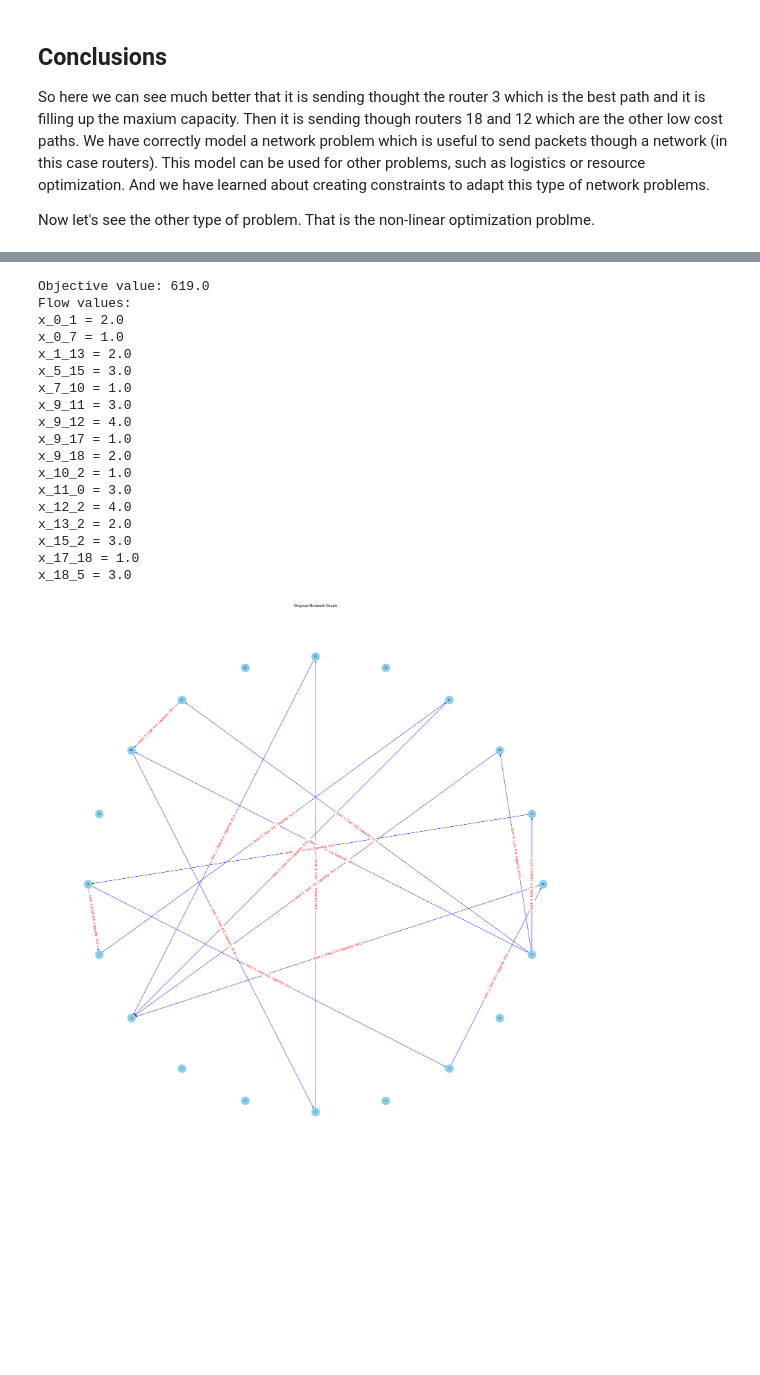
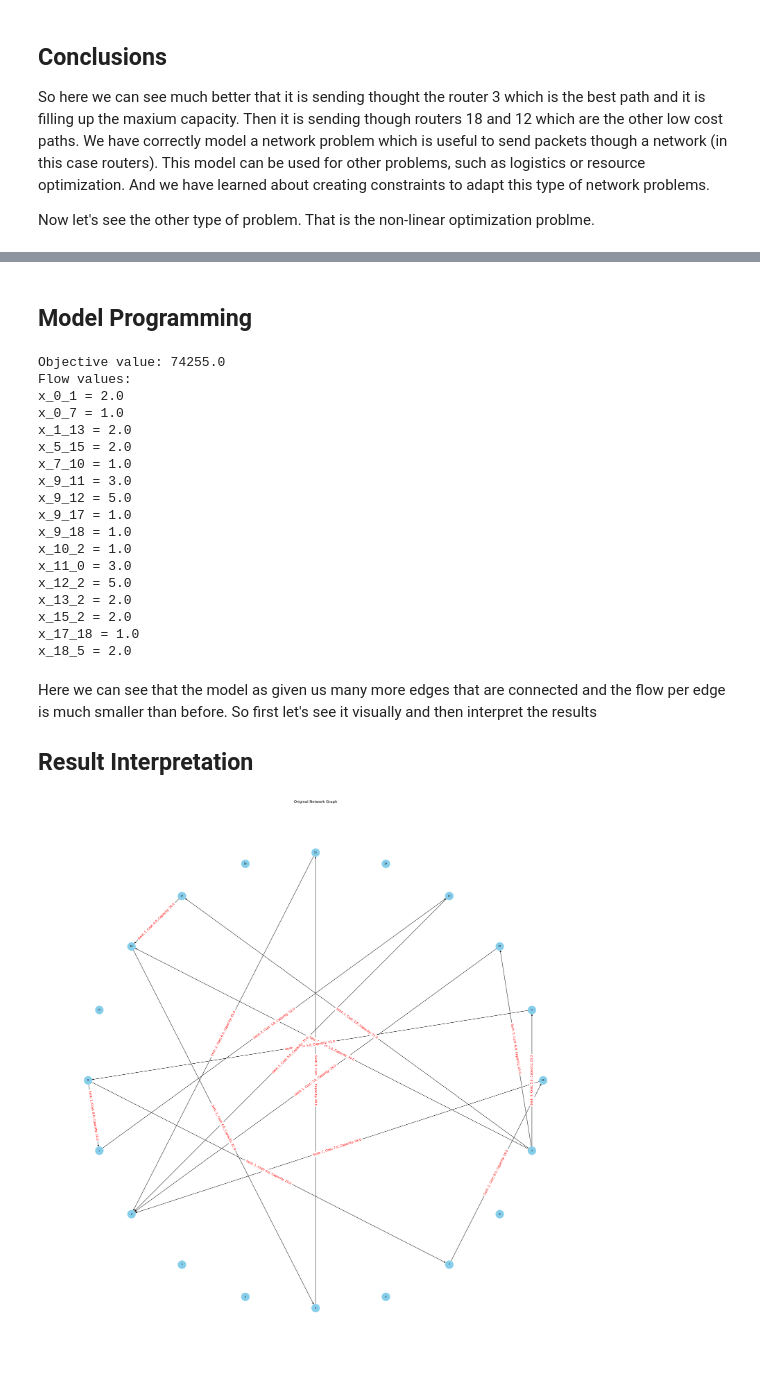
Before and after one commit to andres-nav/optimization, a Jupyter notebook: 02/Navarro_Andres_HW2.ipynb, the cells around one changed output, grey strips where cells are left out. Cells and saved outputs as stored; diff of their text form; code cells hidden in the pictures; blank space fills up the shorter version.

```diff
--- a/02/Navarro_Andres_HW2.ipynb
+++ b/02/Navarro_Andres_HW2.ipynb
@@ -323,3 +343,5 @@ $$∑_j x_{sink, j} == 0 $$
+# %% [markdown]
+## Model Programming
 # %%
 # Define constants
 total_demand = 10
@@ -332,7 +354,6 @@ model = ConcreteModel()
 
 # Define sets
 model.N = Set(initialize=tuple(N))
-model.T = Set(initialize=[1, 2])
 
 # Define parameters
 model.connected = Param(model.N, model.N, initialize=lambda model, i, j: R[i, j, 0])
@@ -342,10 +363,9 @@ model.capacity = Param(model.N, model.N, initialize=lambda model, i, j: R[i, j,
 # Define decision variables
 model.x = Var(model.N, model.N, domain=NonNegativeIntegers)
 model.y = Var(model.N, model.N, domain=NonNegativeIntegers)
-model.packet_type = Var(model.N, model.N, within=model.T)
 
 # Define objective function
-model.obj = Objective(expr=sum((((model.cost[i, j] * model.x[i, j]**2)) + (model.packet_type[i, j] * model.x[i, j])) for i in model.N for j in model.N), sense=minimize)
+model.obj = Objective(expr=sum((((model.cost[i, j] * model.x[i, j]**2)) + (model.capacity[i, j] * model.x[i, j])**2) for i in model.N for j in model.N), sense=minimize)
 
 # Define capacity constraints
 model.capacity_constraints = ConstraintList()
@@ -375,8 +395,6 @@ model.sink_flow = Constraint(expr=sum(model.x[i, sink] for i in model.N if model
 model.source_in_null = Constraint(expr=sum(model.x[j, source] for j in model.N if model.connected[j, source] == 1) == 0)
 model.sink_out_null = Constraint(expr=sum(model.x[sink, j] for j in model.N if model.connected[sink, j] == 1) == 0)
 
-# TODO package types
-
 # Define a non-trivial constraint on the flow progression
 model.flow_progression_constraints = ConstraintList()
 for i in range(1, len(model.N)):
@@ -404,60 +422,56 @@ for i in model.N:
         if (model.x[i, j].value != 0):
             print(f"x_{i}_{j} =", model.x[i, j].value)
 # %% [output]
-Objective value: 619.0
+Objective value: 74255.0
 Flow values:
 x_0_1 = 2.0
 x_0_7 = 1.0
 x_1_13 = 2.0
-x_5_15 = 3.0
+x_5_15 = 2.0
 x_7_10 = 1.0
 x_9_11 = 3.0
-x_9_12 = 4.0
+x_9_12 = 5.0
 x_9_17 = 1.0
-x_9_18 = 2.0
+x_9_18 = 1.0
 x_10_2 = 1.0
 x_11_0 = 3.0
-x_12_2 = 4.0
+x_12_2 = 5.0
 x_13_2 = 2.0
-x_15_2 = 3.0
+x_15_2 = 2.0
 x_17_18 = 1.0
-x_18_5 = 3.0
+x_18_5 = 2.0
+# %% [markdown]
+Here we can see that the model as given us many more edges that are connected and the flow per edge is much smaller than before. So first let's see it visually and then interpret the results
+
+## Result Interpretation
 # %%
 # Create a directed graph
 G_optimized = nx.DiGraph()
 
 # Add nodes to the graph
 G_optimized.add_nodes_from(N)
 
 # Add edges to the graph based on the matrix
 for i in range(len(N)):
     for j in range(len(N)):
         optimized_flow = model.x[i, j].value
-        packet_type = model.packet_type[i, j].value
 
         if optimized_flow != 0:
             G_optimized.add_edge(N[i], N[j], optimized_flow=optimized_flow, packet_type=packet_type)
 
 # Visualize the graph
 pos = nx.shell_layout(G_optimized)
 
-packet_type_colors = {
-    '1.0': 'blue',
-    '2.0': 'green',
-}
-
-labels_packet_type = nx.get_edge_attributes(G_optimized, 'packet_type')
-edge_colors = [packet_type_colors[f"{labels_packet_type[i, j]}"] for i, j in labels_packet_type]
 
 labels_optimized_flow = nx.get_edge_attributes(G_optimized, 'optimized_flow')
 edge_labels = {(i, j): f"Sent: {labels_optimized_flow[i, j]:.0f}, Cost: {R[i, j, 1]}, Capacity: {R[i, j, 2]}" for i, j in labels_optimized_flow}
 
 # Plot the optimized flow on the edges
 plt.figure(figsize=(25, 25))  # Adjust the figure size here
-nx.draw(G_optimized, pos, with_labels=True, node_size=700, node_color='skyblue', font_color='black', font_size=8, edge_color=edge_colors)
+nx.draw(G_optimized, pos, with_labels=True, node_size=700, node_color='skyblue', font_color='black', font_size=8)
 nx.draw_networkx_edge_labels(G_optimized, pos, edge_labels=edge_labels, font_color='red')
 
 plt.title('Original Network Graph')
 plt.show()
 # %% [output]
-[figure, old version]
+[figure, new version]
```
Also changed, not shown: parts of 7 cells of this notebook, 1 other file.
